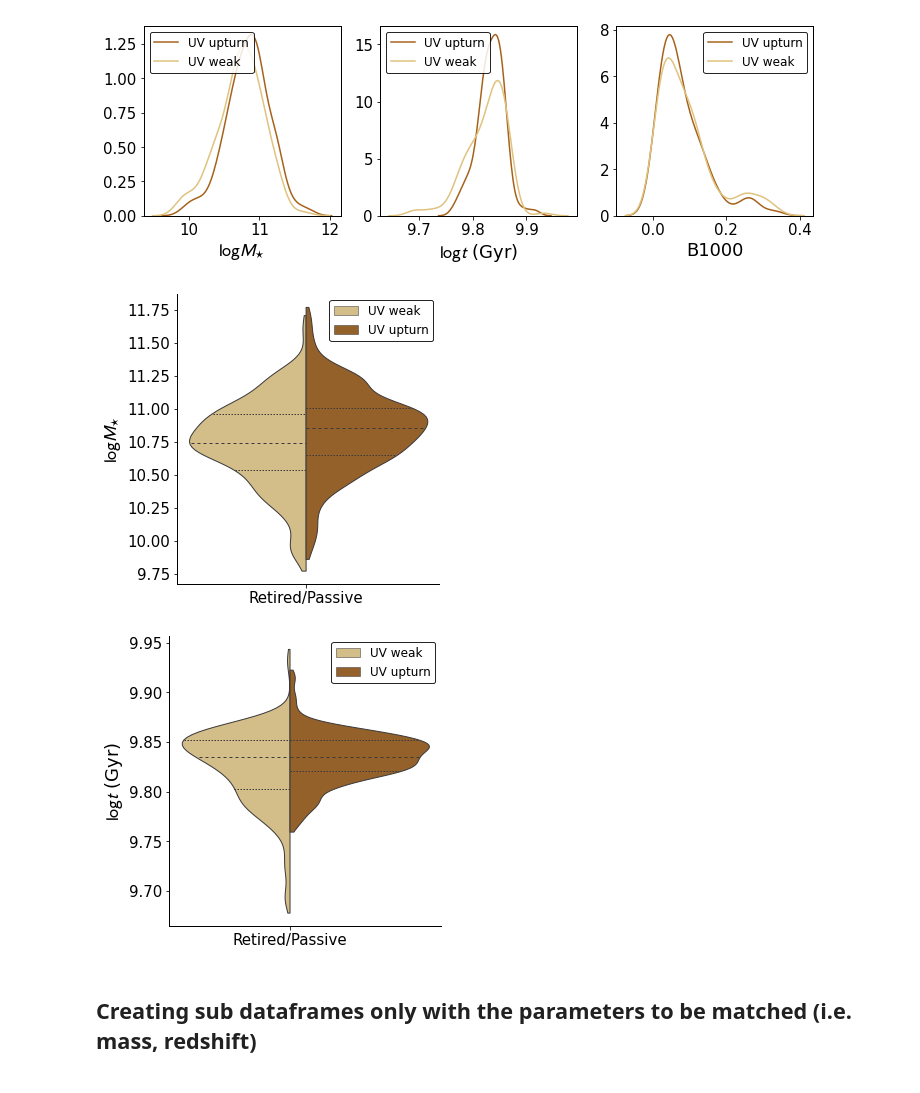
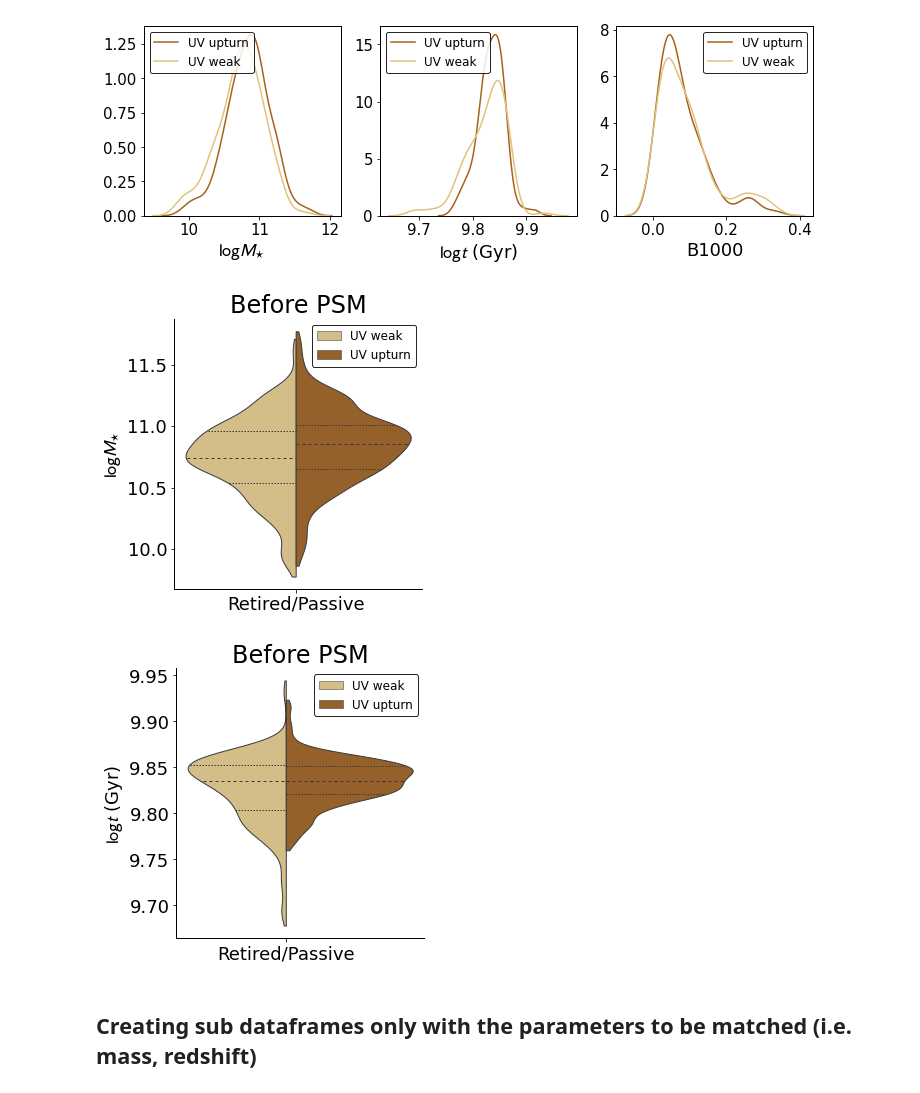
Before and after one commit to mdastro/UVupturn-RSGs, a Jupyter notebook: UV_PSM/UV PSM.ipynb, the cells around one changed output. Saved outputs shown, nothing was run; the diff lists cells and outputs as text; code cells hidden in the pictures.

```diff
--- a/UV_PSM/UV PSM.ipynb
+++ b/UV_PSM/UV PSM.ipynb
@@ -111,3 +111,5 @@ import os
+# %%
+results_path = '../../LargeFilesResults/PSM_analysis/'
 # %%
 data_path = '../../Catalogue/Match07_smalldoubleclean_emlines.csv'
 # %%
@@ -169,24 +171,26 @@ plt.show()
 # %% [output]
 [figure]
 # %%
-plt.rcParams.update(plotpars_3cols)
+plt.rcParams.update(plotpars)
 vplot1 = sns.catplot(x='WHAN_CLASS', y='logmstar', hue='UV_CLASS_YI2011', data=uv_redseq_retpassive,
                      split=True, kind='violin', inner="quart",
                      palette={"UV_UPTURN": palette[1], "UV_WEAK": palette[0]}, bw=.3, cut=1, linewidth=1.,
                      x_order=['UV_UPTURN','UV_WEAK'], legend_out=False, figsize=(20,4))
 leg = vplot1.axes.flat[0].get_legend()
 leg.set_title(None)
 new_labels = ['UV weak', 'UV upturn']
 for t, l in zip(leg.texts, new_labels): t.set_text(l)
 
 plt.ylabel(r"$\log M_{\star}$")
 plt.xlabel(r"")
-
+plt.title(r"Before PSM")
+plt.savefig(fname=os.path.join(results_path, 'psm_before_logmstar.png'))
+plt.savefig(fname=os.path.join(results_path, 'psm_before_logmstar.pdf'))
 plt.show()
 # %% [output]
-[figure, old version]
+[figure, new version]
 # %%
-plt.rcParams.update(plotpars_3cols)
+plt.rcParams.update(plotpars)
 vplot1 = sns.catplot(x='WHAN_CLASS', y='logage', hue='UV_CLASS_YI2011', data=uv_redseq_retpassive,
                      split=True, kind='violin', inner="quart",
                      palette={"UV_UPTURN": palette[1], "UV_WEAK": palette[0]}, bw=.3, cut=1, linewidth=1.,
@@ -198,10 +202,13 @@ for t, l in zip(leg.texts, new_labels): t.set_text(l)
 
 plt.ylabel(r"$\log t$ (Gyr)")
 plt.xlabel(r"")
+plt.title(r"Before PSM")
+plt.savefig(fname=os.path.join(results_path, 'psm_before_logage.png'))
+plt.savefig(fname=os.path.join(results_path, 'psm_before_logage.pdf'))
 
 plt.show()
 # %% [output]
-[figure, old version]
+[figure, new version]
 # %% [markdown]
 ## Creating sub dataframes only with the parameters to be matched (i.e. mass, redshift)
 # %%
```
Also changed, not shown: parts of 17 cells of this notebook.
